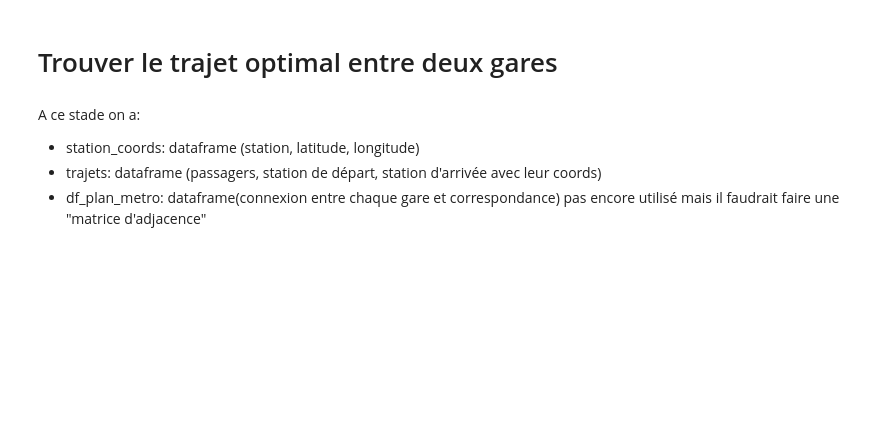
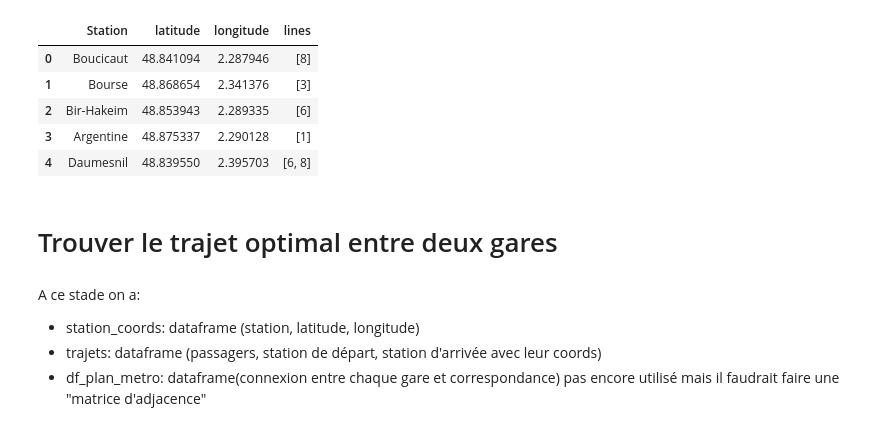
Before and after one commit to SerranoAdrian/FlowForecasting, a Jupyter notebook: ProjetPau.ipynb, the cells around one changed output. Drawn from its saved outputs; the diff is of its cells as text; code cells hidden in the pictures; blank space fills up the shorter version.

```diff
--- a/ProjetPau.ipynb
+++ b/ProjetPau.ipynb
@@ -196,0 +114,21 @@ lignes_nan
+# %%
+# Fonction personnalisée pour la conversion
+def convert_metro_line(val):
+    # Si 'bis' est dans la valeur, retirer 'bis' et convertir en entier
+    if 'bis' in val:
+        return int(val.replace('bis', '').strip())
+    # Sinon, convertir directement en entier
+    return int(val)
+# %%
+metro_de = df_plan_metro.copy()
+metro_de = metro_de.iloc[:,0:2]
+metro_de = metro_de.rename(columns={'de Ligne':'Ligne', 'de Station':'Station'})
+
+metro_vers = df_plan_metro.copy()
+metro_vers = df_plan_metro.iloc[:,2:4]
+metro_vers = metro_vers.rename(columns={'vers Ligne':'Ligne', 'vers Station':'Station'})
+
+metro_line = pd.concat([metro_de,metro_vers],axis=0)
+metro_line.drop_duplicates(subset=['Ligne','Station'],keep='first',ignore_index=True, inplace=True)
+metro_line['Ligne'] = metro_line['Ligne'].apply(convert_metro_line)
+print(metro_line)
@@ -196,0 +150,18 @@ lignes_nan
+# %%
+station_line_list =[[] for _ in range(num_stations)]
+for i in range (metro_line.shape[0]):
+    line = metro_line.iloc[i,0]
+    station = metro_line.iloc[i,1]
+    station_index = get_index(station)
+    station_line_list[station_index].append(line)
+# %%
+#station_coords = pd.merge(station_coords, metro_line, left_on="Station", right_on="Station", how="left")
+station_coords['lines'] = station_line_list
+station_coords.head()
+# %% [output]
+|  | Station | latitude | longitude | lines |
+| 0 | Boucicaut | 48.841094 | 2.287946 | [8] |
+| 1 | Bourse | 48.868654 | 2.341376 | [3] |
+| 2 | Bir-Hakeim | 48.853943 | 2.289335 | [6] |
+| 3 | Argentine | 48.875337 | 2.290128 | [1] |
+| 4 | Daumesnil | 48.839550 | 2.395703 | [6, 8] |
```
Also changed, not shown: parts of 80 cells of this notebook.
